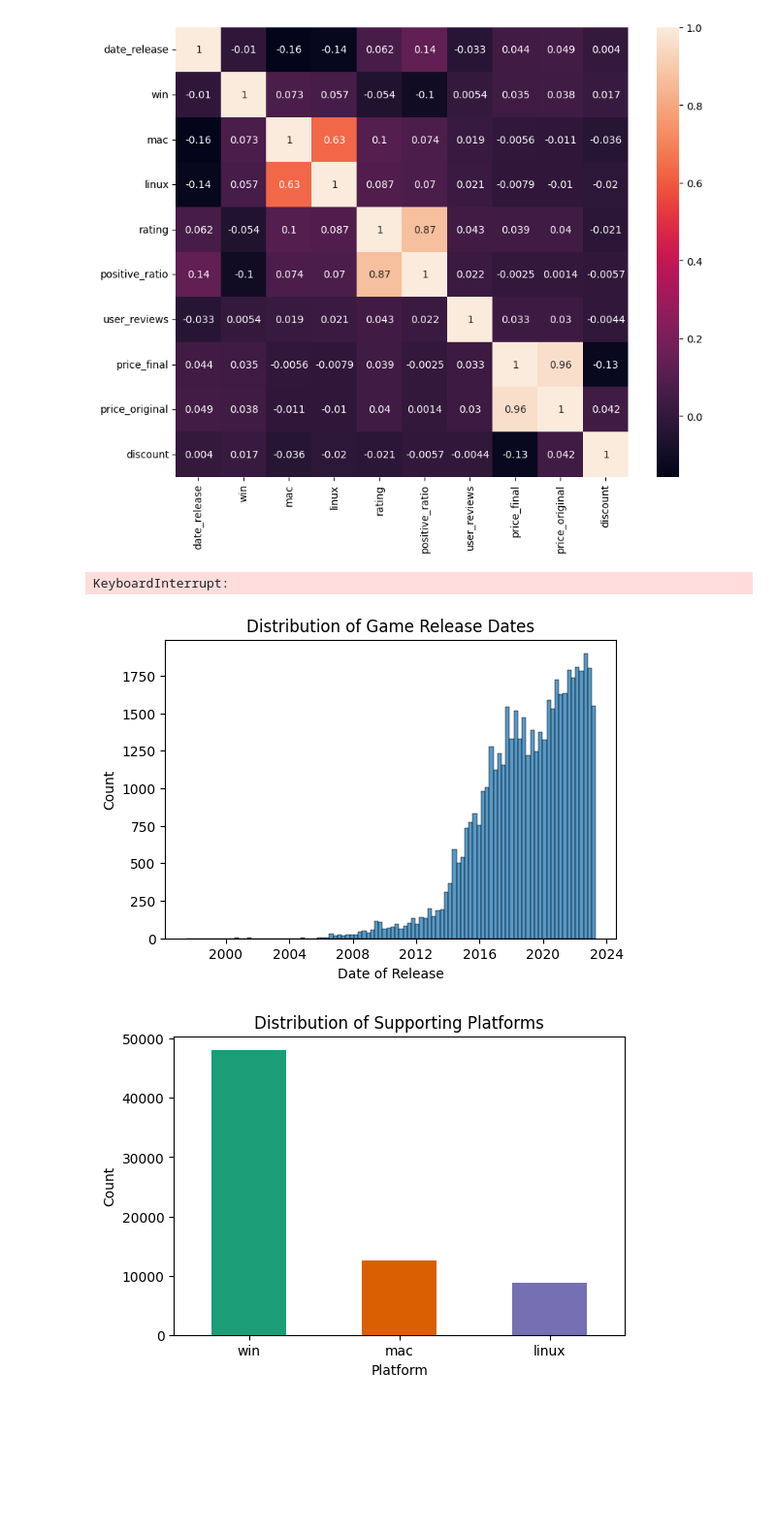
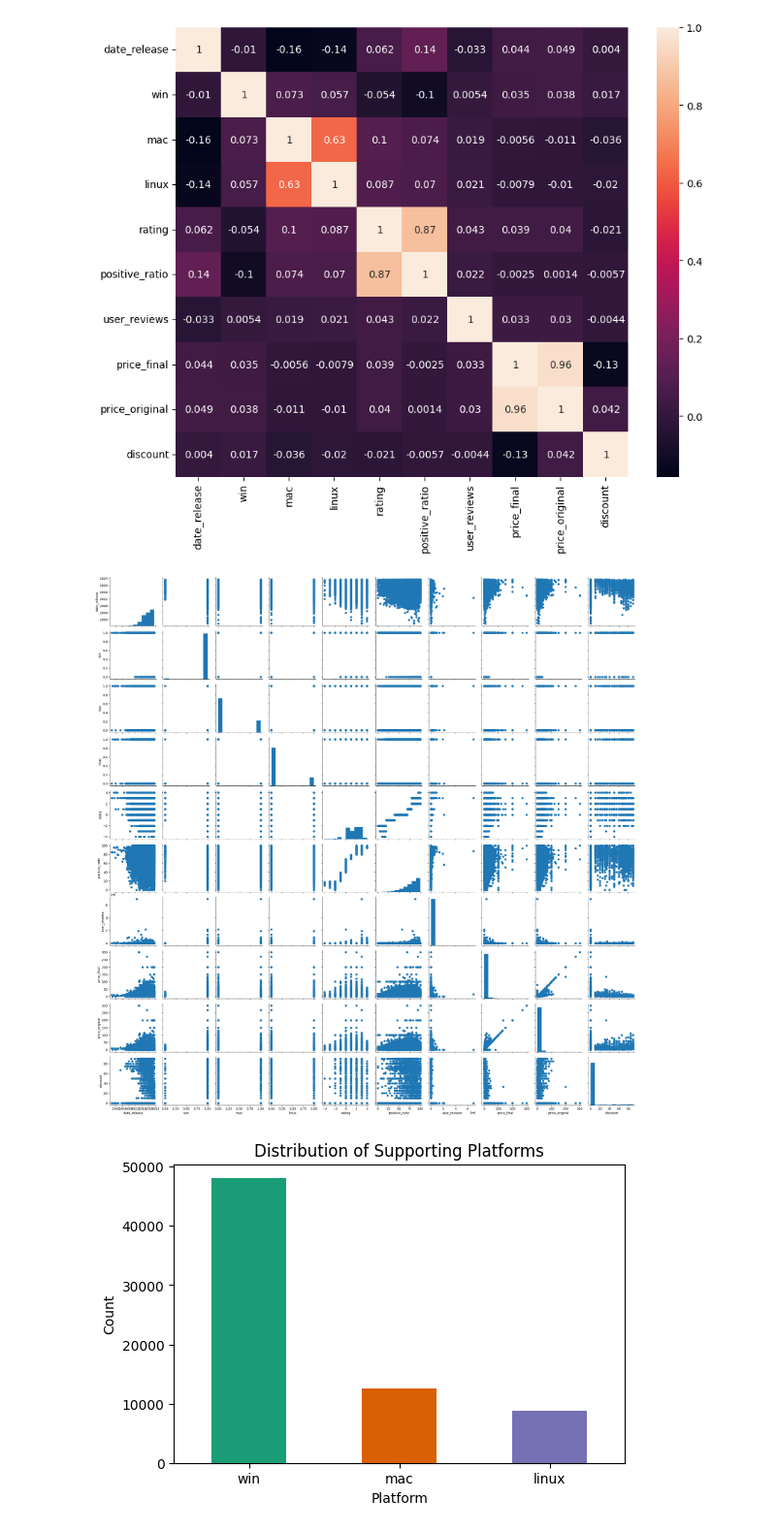
Before and after one commit to slvhuang/DL-Steam-Game-Recommender-System, a Jupyter notebook: 2_eda.ipynb, the cells around one changed output. Shown at 97% size. Cells and saved outputs as stored; diff of their text form; code cells hidden in the pictures; blank space fills up the shorter version.

```diff
--- a/2_eda.ipynb
+++ b/2_eda.ipynb
@@ -77,6 +77,9 @@ games_df.head()
 | 2 | 22364 | BRINK: Agents of Change | 2011-08-03 | 1 | 0 | 0 | 2 | 85 | 21 | ... |
 | 3 | 113020 | Monaco: What's Yours Is Mine | 2013-04-24 | 1 | 1 | 1 | 3 | 92 | 3722 | ... |
 | 4 | 226560 | Escape Dead Island | 2014-11-18 | 1 | 0 | 0 | 0 | 61 | 873 | ... |
+# %%
+# phrasing the date column
+games_df['date_release'] = pd.to_datetime(games_df['date_release'], format='%Y-%m-%d')
 # %%
 # plot correlation between numerical columns
 plt.figure(figsize=(10, 8))
@@ -87,20 +90,12 @@ plt.show()
 [figure]
 # %%
 # make pairplot for numerical columns where diagonal is a histogram and other plots are scatter plots
-sns.pairplot(games_df[cols], diag_kind='hist')
-plt.show()
+
+ax = sns.PairGrid(games_df[cols], vars=cols)
+ax = ax.map_offdiag(plt.scatter)
+ax = ax.map_diag(plt.hist)
 # %% [output]
-KeyboardInterrupt:
+[figure, added]
-# %%
-# plot distribution of date_release
-plt.figure(figsize=(6, 4))
-sns.histplot(data=games_df, x='date_release', bins=100)
-plt.title('Distribution of Game Release Dates')
-plt.xlabel('Date of Release')
-plt.ylabel('Count')
-plt.show()
-# %% [output]
-[figure, removed]
 # %%
 # plot supporting platforms: win, mac, linux using bar plot
 
```
Also changed, not shown: parts of 12 cells of this notebook, 1 other file.
